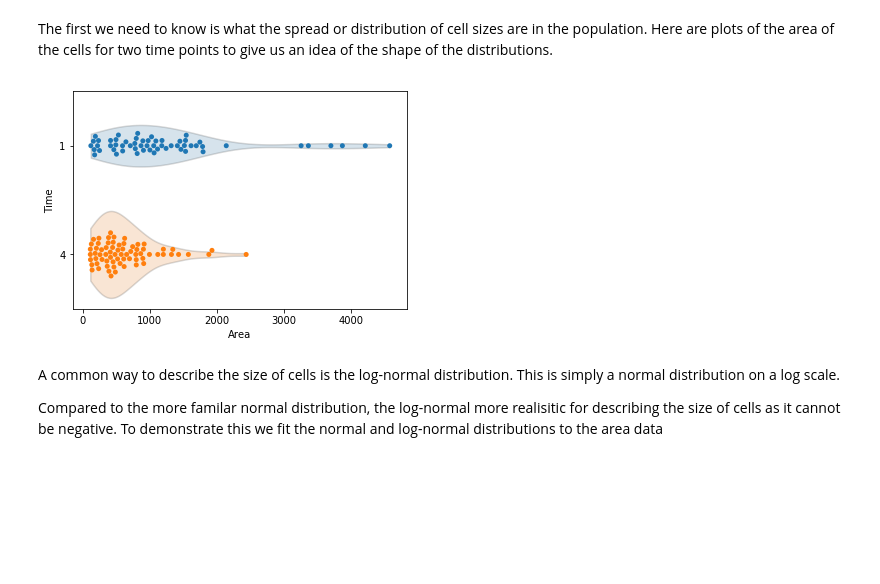
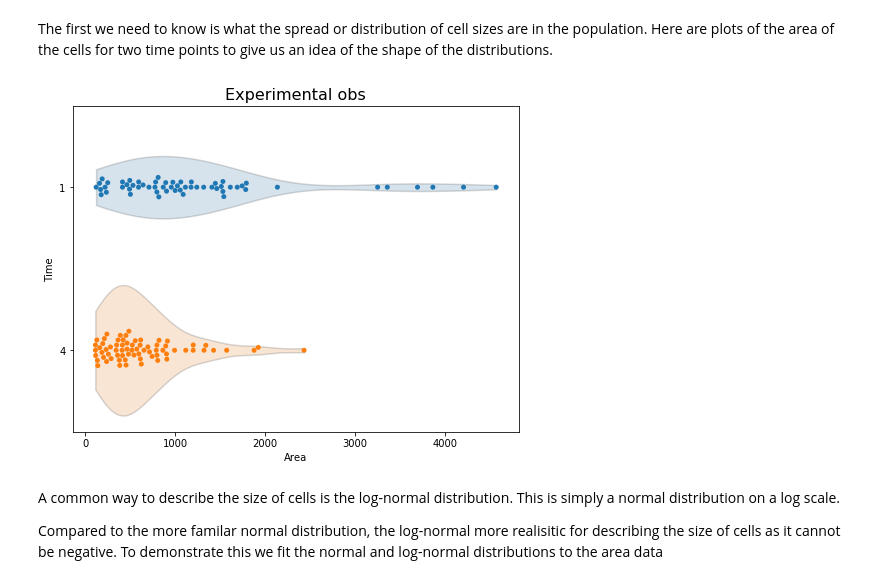
Before and after one commit to evenhuis/exp-design-example, a Jupyter notebook: exp_design.ipynb, the cells around one changed output. Saved outputs shown, nothing was run; the diff lists cells and outputs as text; code cells hidden in the pictures; blank space fills up the shorter version.

```diff
--- a/exp_design.ipynb
+++ b/exp_design.ipynb
@@ -40,12 +44,13 @@ df.head()
 # %% [markdown]
 The first we need to know is what the spread or distribution of cell sizes are in the population.  Here are plots of the area of the cells for two time points to give us an idea of the shape of the distributions.
 # %%
-fig,ax=plt.subplots()
+fig,ax=plt.subplots(figsize=(8,6))
 sns.violinplot(x="Area",y='Time',cut=0,inner=None,data=df)
 sns.swarmplot(x="Area",y='Time',data=df)
+plt.title("Experimental obs",fontsize=16)
 setAlpha(ax,0.2)
 # %% [output]
-[figure, old version]
+[figure, new version]
 # %% [markdown]
 A common way to describe the size of cells is the log-normal distribution.  This is simply a normal distribution on a log scale.
 
```
Also changed, not shown: parts of 10 cells of this notebook, 2 other files.
